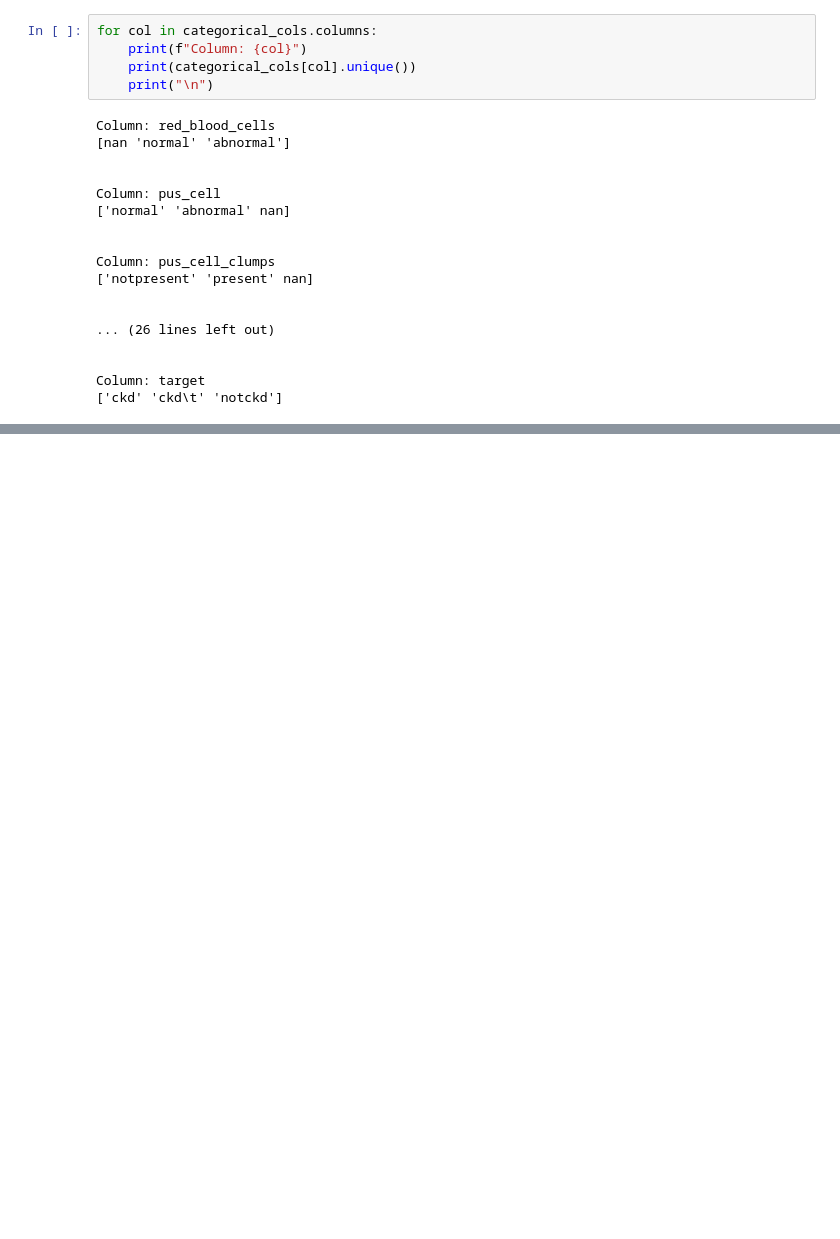
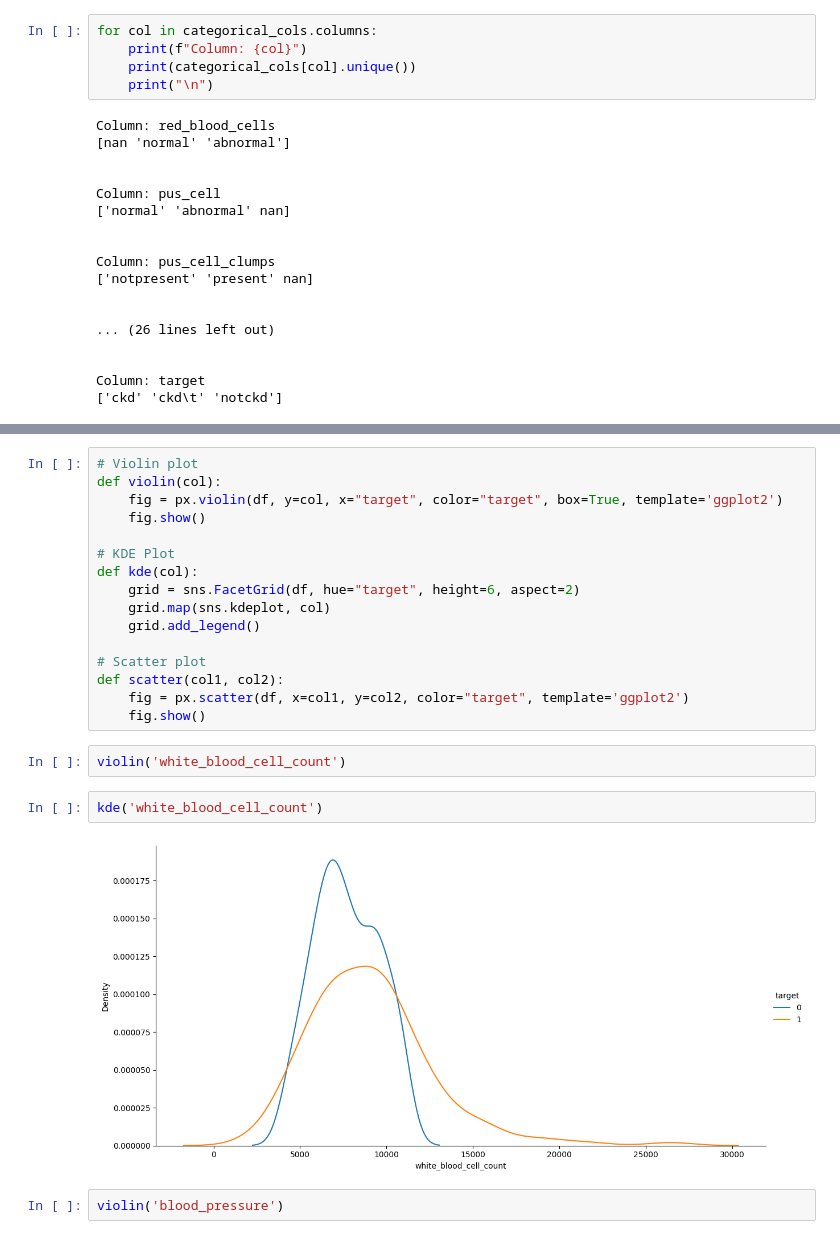
Before and after one commit to rituparna25/Chronic-Kidney-Disease-Predictor, a Jupyter notebook: kidney_disease_code.ipynb, the cells around one changed output, grey strips where cells are left out. Drawn from its saved outputs; the diff is of its cells as text; blank space fills up the shorter version.

```diff
--- a/kidney_disease_code.ipynb
+++ b/kidney_disease_code.ipynb
@@ -223,0 +239,24 @@ plt.show()
+# %%
+# Violin plot
+def violin(col):
+    fig = px.violin(df, y=col, x="target", color="target", box=True, template='ggplot2')
+    fig.show()
+
+# KDE Plot
+def kde(col):
+    grid = sns.FacetGrid(df, hue="target", height=6, aspect=2)
+    grid.map(sns.kdeplot, col)
+    grid.add_legend()
+
+# Scatter plot
+def scatter(col1, col2):
+    fig = px.scatter(df, x=col1, y=col2, color="target", template='ggplot2')
+    fig.show()
+# %%
+violin('white_blood_cell_count')
+# %%
+kde('white_blood_cell_count')
+# %% [output]
+[figure, added]
+# %%
+violin('blood_pressure')
```
Also changed, not shown: parts of 39 cells of this notebook.
